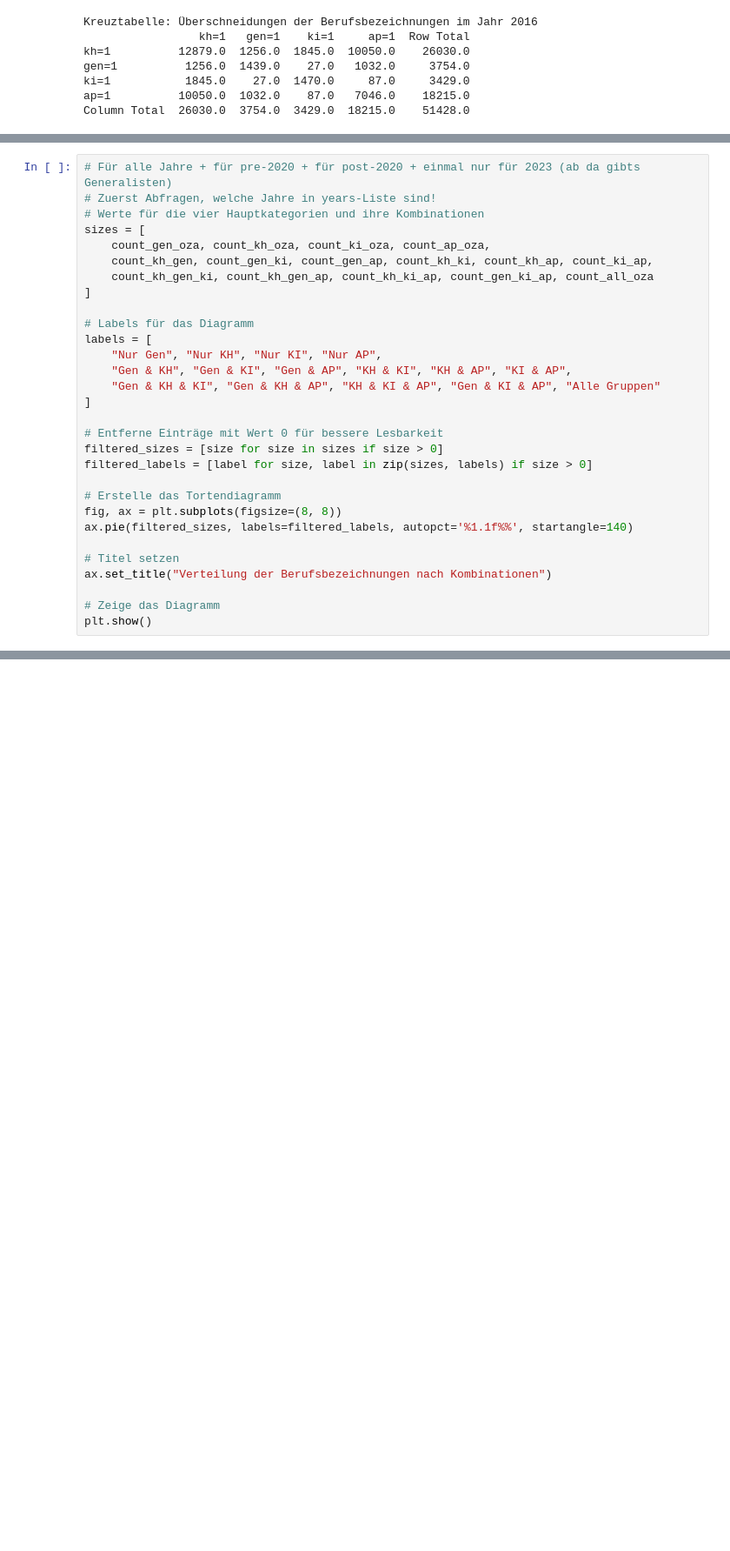
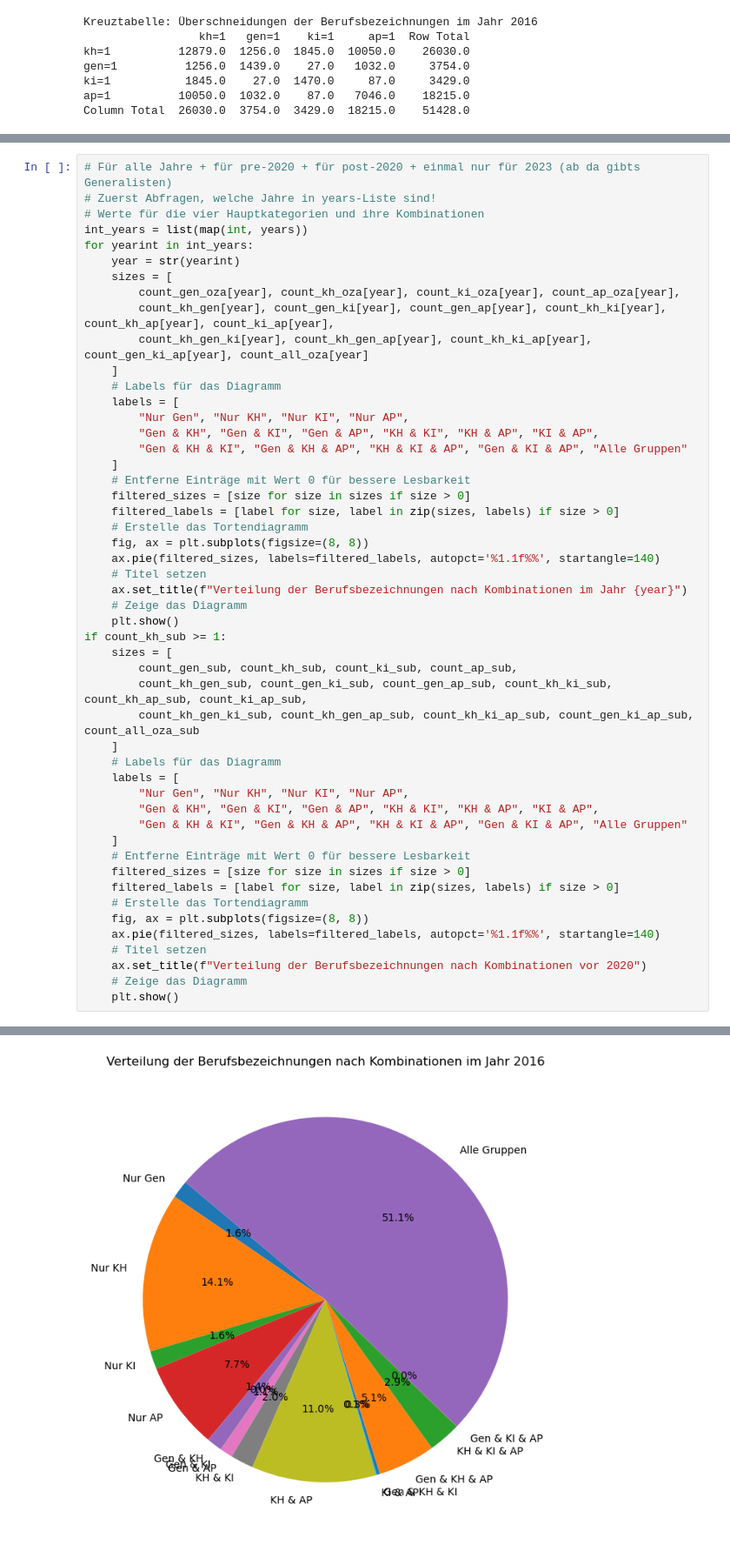
Before and after one commit to jabr-he/stea, a Jupyter notebook: run_prod_allyears.ipynb, the cells around one changed output, grey strips where cells are left out. Shown at 87% size. Drawn from its saved outputs; the diff is of its cells as text; blank space fills up the shorter version.

```diff
--- a/run_prod_allyears.ipynb
+++ b/run_prod_allyears.ipynb
@@ -369,30 +411,50 @@ ImportError: cannot import name 'LoadFlags' from 'matplotlib.ft2font' (/opt/anac
 # Für alle Jahre + für pre-2020 + für post-2020 + einmal nur für 2023 (ab da gibts Generalisten)
 # Zuerst Abfragen, welche Jahre in years-Liste sind!
 # Werte für die vier Hauptkategorien und ihre Kombinationen
-sizes = [
-    count_gen_oza, count_kh_oza, count_ki_oza, count_ap_oza,
-    count_kh_gen, count_gen_ki, count_gen_ap, count_kh_ki, count_kh_ap, count_ki_ap,
-    count_kh_gen_ki, count_kh_gen_ap, count_kh_ki_ap, count_gen_ki_ap, count_all_oza
-]
-
-# Labels für das Diagramm
-labels = [
-    "Nur Gen", "Nur KH", "Nur KI", "Nur AP",
-    "Gen & KH", "Gen & KI", "Gen & AP", "KH & KI", "KH & AP", "KI & AP",
-    "Gen & KH & KI", "Gen & KH & AP", "KH & KI & AP", "Gen & KI & AP", "Alle Gruppen"
-]
-
-# Entferne Einträge mit Wert 0 für bessere Lesbarkeit
-filtered_sizes = [size for size in sizes if size > 0]
-filtered_labels = [label for size, label in zip(sizes, labels) if size > 0]
-
-# Erstelle das Tortendiagramm
-fig, ax = plt.subplots(figsize=(8, 8))
-ax.pie(filtered_sizes, labels=filtered_labels, autopct='%1.1f%%', startangle=140)
-
-# Titel setzen
-ax.set_title("Verteilung der Berufsbezeichnungen nach Kombinationen")
-
-# Zeige das Diagramm
-plt.show()
+int_years = list(map(int, years))
+for yearint in int_years:
+    year = str(yearint)
+    sizes = [
+        count_gen_oza[year], count_kh_oza[year], count_ki_oza[year], count_ap_oza[year],
+        count_kh_gen[year], count_gen_ki[year], count_gen_ap[year], count_kh_ki[year], count_kh_ap[year], count_ki_ap[year],
+        count_kh_gen_ki[year], count_kh_gen_ap[year], count_kh_ki_ap[year], count_gen_ki_ap[year], count_all_oza[year]
+    ]
+    # Labels für das Diagramm
+    labels = [
+        "Nur Gen", "Nur KH", "Nur KI", "Nur AP",
+        "Gen & KH", "Gen & KI", "Gen & AP", "KH & KI", "KH & AP", "KI & AP",
+        "Gen & KH & KI", "Gen & KH & AP", "KH & KI & AP", "Gen & KI & AP", "Alle Gruppen"
+    ]
+    # Entferne Einträge mit Wert 0 für bessere Lesbarkeit
+    filtered_sizes = [size for size in sizes if size > 0]
+    filtered_labels = [label for size, label in zip(sizes, labels) if size > 0]
+    # Erstelle das Tortendiagramm
+    fig, ax = plt.subplots(figsize=(8, 8))
+    ax.pie(filtered_sizes, labels=filtered_labels, autopct='%1.1f%%', startangle=140)
+    # Titel setzen
+    ax.set_title(f"Verteilung der Berufsbezeichnungen nach Kombinationen im Jahr {year}")
+    # Zeige das Diagramm
+    plt.show()
+if count_kh_sub >= 1:
+    sizes = [
+        count_gen_sub, count_kh_sub, count_ki_sub, count_ap_sub,
+        count_kh_gen_sub, count_gen_ki_sub, count_gen_ap_sub, count_kh_ki_sub, count_kh_ap_sub, count_ki_ap_sub,
+        count_kh_gen_ki_sub, count_kh_gen_ap_sub, count_kh_ki_ap_sub, count_gen_ki_ap_sub, count_all_oza_sub
+    ]
+    # Labels für das Diagramm
+    labels = [
+        "Nur Gen", "Nur KH", "Nur KI", "Nur AP",
+        "Gen & KH", "Gen & KI", "Gen & AP", "KH & KI", "KH & AP", "KI & AP",
+        "Gen & KH & KI", "Gen & KH & AP", "KH & KI & AP", "Gen & KI & AP", "Alle Gruppen"
+    ]
+    # Entferne Einträge mit Wert 0 für bessere Lesbarkeit
+    filtered_sizes = [size for size in sizes if size > 0]
+    filtered_labels = [label for size, label in zip(sizes, labels) if size > 0]
+    # Erstelle das Tortendiagramm
+    fig, ax = plt.subplots(figsize=(8, 8))
+    ax.pie(filtered_sizes, labels=filtered_labels, autopct='%1.1f%%', startangle=140)
+    # Titel setzen
+    ax.set_title(f"Verteilung der Berufsbezeichnungen nach Kombinationen vor 2020")
+    # Zeige das Diagramm
+    plt.show()
 # %% [output]
@@ -399,0 +461 @@ TypeError: '>' not supported between instances of 'dict' and 'int'
+[figure, added]
```
Also changed, not shown: parts of 7 cells of this notebook.
